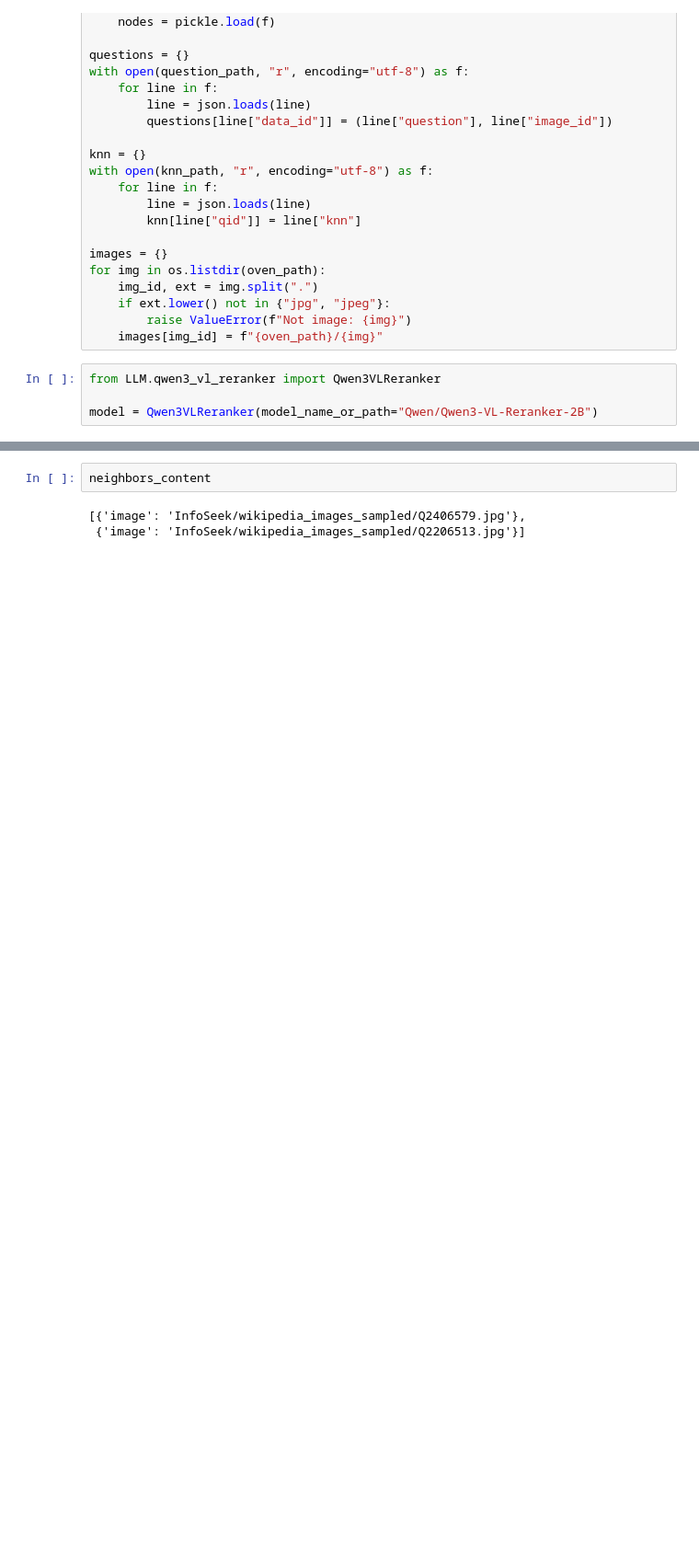
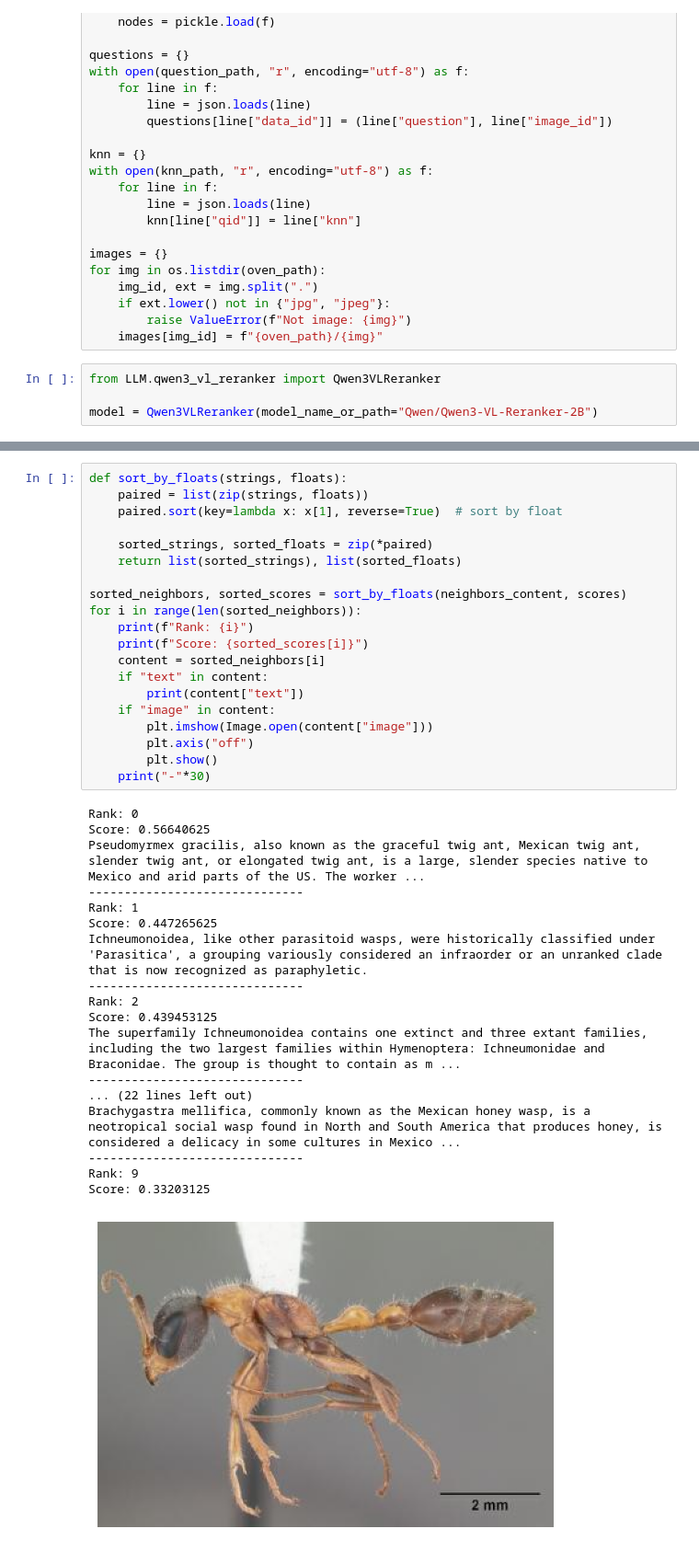
Before and after one commit to DoDoanHoangDu/MMNodeRAG, a Jupyter notebook: demo_rerank.ipynb, the cells around one changed output, grey strips where cells are left out. Shown at 92% size. Saved outputs shown, nothing was run; the diff lists cells and outputs as text; blank space fills up the shorter version.

```diff
--- a/demo_rerank.ipynb
+++ b/demo_rerank.ipynb
@@ -75,5 +73,39 @@ print(scores)
 # %%
-neighbors_content
+def sort_by_floats(strings, floats):
+    paired = list(zip(strings, floats))
+    paired.sort(key=lambda x: x[1], reverse=True)  # sort by float
+
+    sorted_strings, sorted_floats = zip(*paired)
+    return list(sorted_strings), list(sorted_floats)
+
+sorted_neighbors, sorted_scores = sort_by_floats(neighbors_content, scores)
+for i in range(len(sorted_neighbors)):
+    print(f"Rank: {i}")
+    print(f"Score: {sorted_scores[i]}")
+    content = sorted_neighbors[i]
+    if "text" in content:
+        print(content["text"])
+    if "image" in content:
+        plt.imshow(Image.open(content["image"]))
+        plt.axis("off")
+        plt.show()
+    print("-"*30)
 # %% [output]
-[{'image': 'InfoSeek/wikipedia_images_sampled/Q2406579.jpg'},
- {'image': 'InfoSeek/wikipedia_images_sampled/Q2206513.jpg'}]
+Rank: 0
+Score: 0.56640625
+Pseudomyrmex gracilis, also known as the graceful twig ant, Mexican twig ant, slender twig ant, or elongated twig ant, is a large, slender species native to Mexico and arid parts of the US. The worker ...
+------------------------------
+Rank: 1
+Score: 0.447265625
+Ichneumonoidea, like other parasitoid wasps, were historically classified under 'Parasitica', a grouping variously considered an infraorder or an unranked clade that is now recognized as paraphyletic.
+------------------------------
+Rank: 2
+Score: 0.439453125
+The superfamily Ichneumonoidea contains one extinct and three extant families, including the two largest families within Hymenoptera: Ichneumonidae and Braconidae. The group is thought to contain as m ...
+------------------------------
+... (22 lines left out)
+Brachygastra mellifica, commonly known as the Mexican honey wasp, is a neotropical social wasp found in North and South America that produces honey, is considered a delicacy in some cultures in Mexico ...
+------------------------------
+Rank: 9
+Score: 0.33203125
+[figure, added]
```
Also changed, not shown: parts of 4 cells of this notebook, 6 other files.
